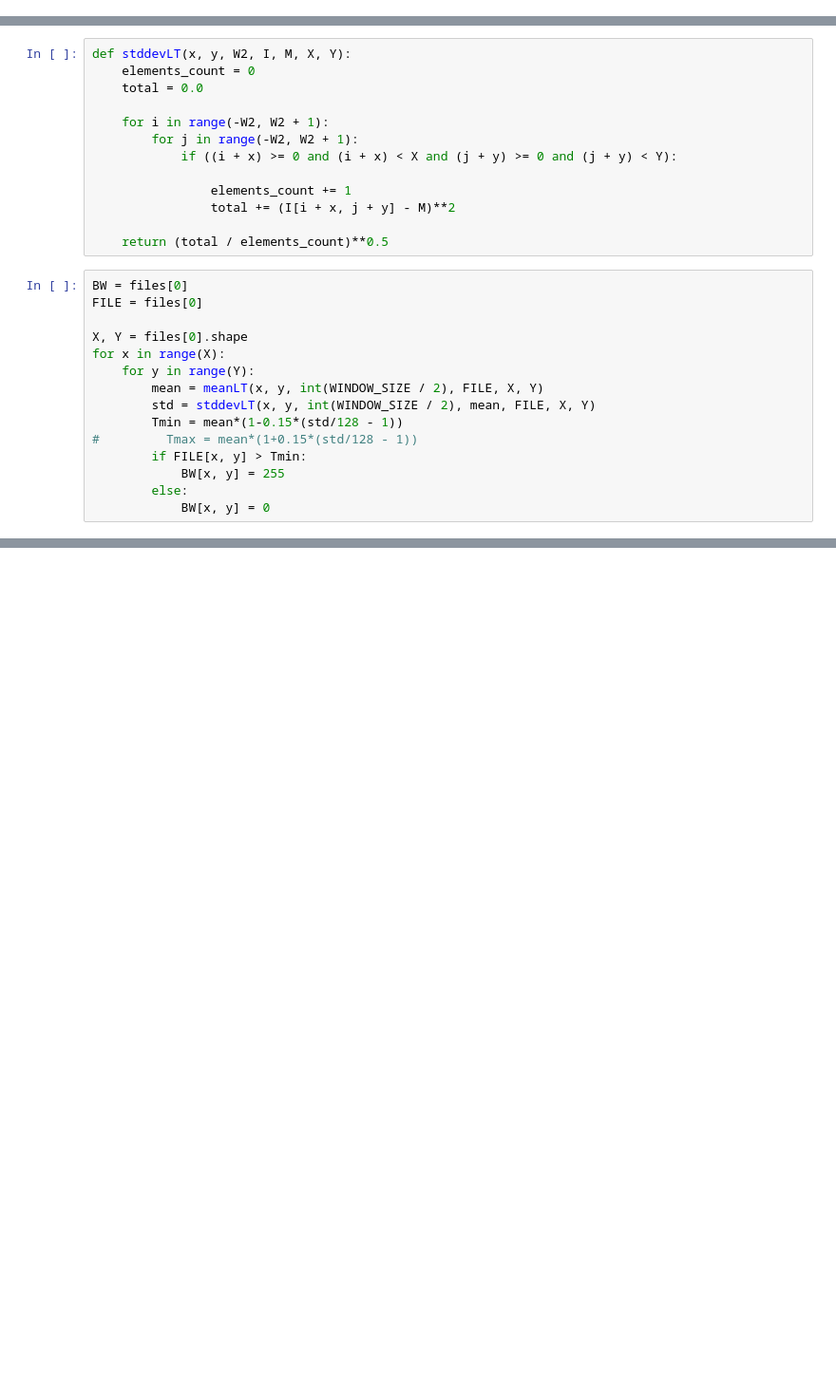
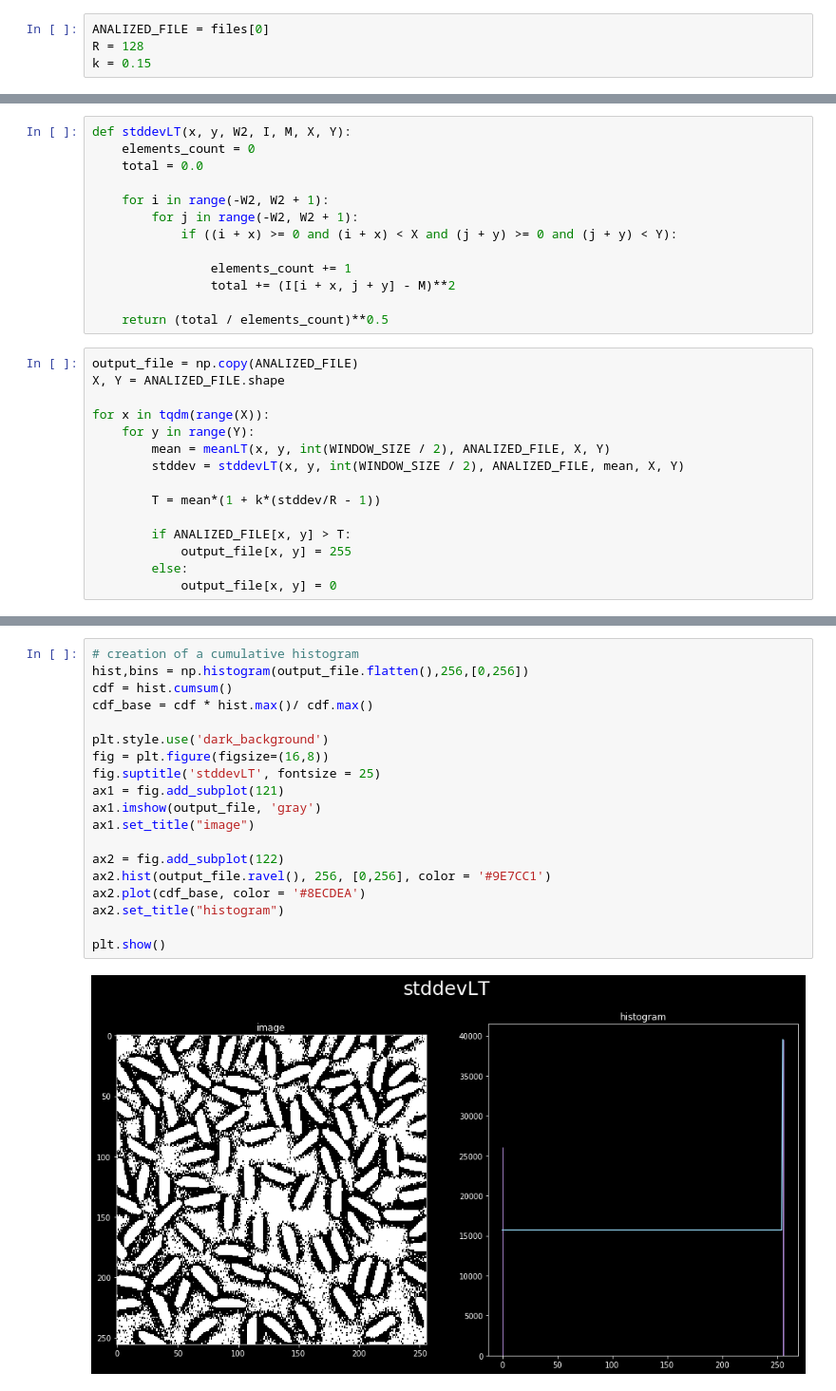
Before and after one commit to SkalskiP/ILearnComputerVision.py, a Jupyter notebook: Lab_5/labs/Task_5_2_Local_binarization.ipynb, the cells around one changed output, grey strips where cells are left out. Shown at 95% size. Saved outputs shown, nothing was run; the diff lists cells and outputs as text; blank space fills up the shorter version.

```diff
--- a/Lab_5/labs/Task_5_2_Local_binaryisation.ipynb
+++ b/Lab_5/labs/Task_5_2_Local_binarization.ipynb
@@ -94 +102,5 @@ plt.show()
+# %%
+ANALIZED_FILE = files[0]
+R = 128
+k = 0.15
 # %% [markdown]
@@ -107,17 +119,17 @@ def stddevLT(x, y, W2, I, M, X, Y):
 
     return (total / elements_count)**0.5
 # %%
-BW = files[0]
-FILE = files[0]
+output_file = np.copy(ANALIZED_FILE)
+X, Y = ANALIZED_FILE.shape
 
-X, Y = files[0].shape
-for x in range(X):
+for x in tqdm(range(X)):
     for y in range(Y):
-        mean = meanLT(x, y, int(WINDOW_SIZE / 2), FILE, X, Y)
-        std = stddevLT(x, y, int(WINDOW_SIZE / 2), mean, FILE, X, Y)
-        Tmin = mean*(1-0.15*(std/128 - 1))
-#         Tmax = mean*(1+0.15*(std/128 - 1))
-        if FILE[x, y] > Tmin:
-            BW[x, y] = 255
+        mean = meanLT(x, y, int(WINDOW_SIZE / 2), ANALIZED_FILE, X, Y)
+        stddev = stddevLT(x, y, int(WINDOW_SIZE / 2), ANALIZED_FILE, mean, X, Y)
+
+        T = mean*(1 + k*(stddev/R - 1))
+
+        if ANALIZED_FILE[x, y] > T:
+            output_file[x, y] = 255
         else:
-            BW[x, y] = 0
+            output_file[x, y] = 0
@@ -125,0 +138,21 @@ IndexError: invalid index to scalar variable.
+# %%
+# creation of a cumulative histogram
+hist,bins = np.histogram(output_file.flatten(),256,[0,256])
+cdf = hist.cumsum()
+cdf_base = cdf * hist.max()/ cdf.max()
+
+plt.style.use('dark_background')
+fig = plt.figure(figsize=(16,8))
+fig.suptitle('stddevLT', fontsize = 25)
+ax1 = fig.add_subplot(121)
+ax1.imshow(output_file, 'gray')
+ax1.set_title("image")
+
+ax2 = fig.add_subplot(122)
+ax2.hist(output_file.ravel(), 256, [0,256], color = '#9E7CC1')
+ax2.plot(cdf_base, color = '#8ECDEA')
+ax2.set_title("histogram")
+
+plt.show()
+# %% [output]
+[figure, added]
```
Also changed, not shown: parts of 15 cells of this notebook, 1 other file.
